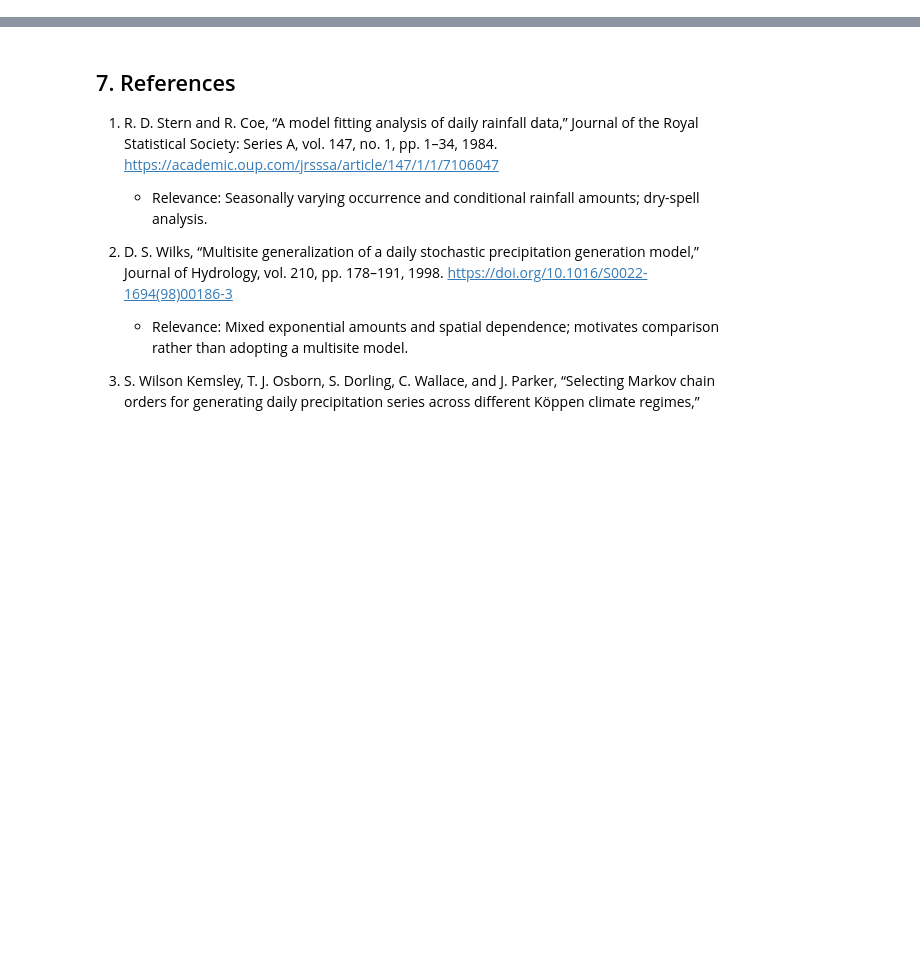
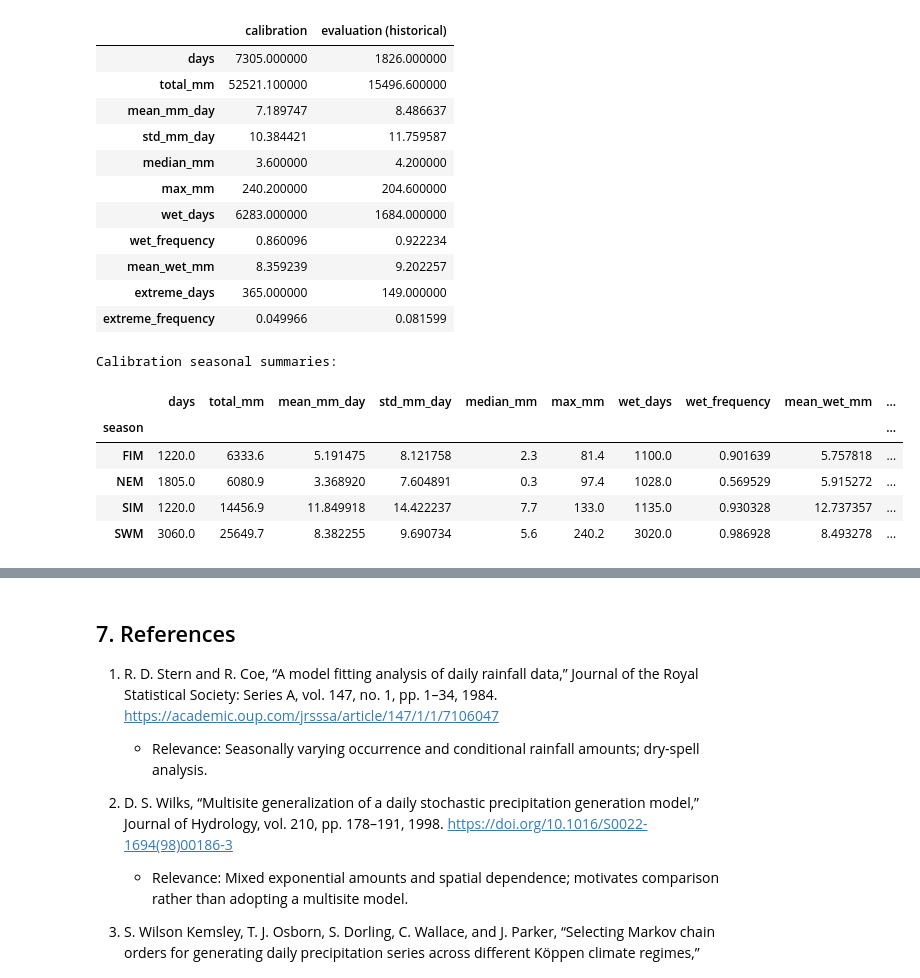
Before and after one commit to DilaraLiyanage/colombo-rainfall-simulator, a Jupyter notebook: notebook/colombo-rainfall-simulator.ipynb, the cells around one changed output, grey strips where cells are left out. Drawn from its saved outputs; the diff is of its cells as text; code cells hidden in the pictures; blank space fills up the shorter version.

```diff
--- a/notebook/colombo-rainfall-simulator.ipynb
+++ b/notebook/colombo-rainfall-simulator.ipynb
@@ -49,0 +168,24 @@ Reanalysis is not a station observation. Short-memory models may miss persistent
+# %%
+# C05
+df = rain.rename('rainfall_mm').rename_axis('date').reset_index()
+# The exports have centesimal precision; round only binary summation noise, not physical values.
+df['rainfall_mm'] = df.rainfall_mm.round(10)
+df['is_wet'] = df.rainfall_mm >= WET
+df['model_rainfall_mm'] = df.rainfall_mm.where(df.is_wet,0.0)
+df['year'] = df.date.dt.year
+df['month'] = df.date.dt.month
+season_map = {1:'NEM',2:'NEM',3:'FIM',4:'FIM',5:'SWM',6:'SWM',7:'SWM',8:'SWM',9:'SWM',10:'SIM',11:'SIM',12:'NEM'}
+df['season'] = df.month.map(season_map)
+df['split'] = np.where(df.date<=CAL_END,'calibration','evaluation')
+cal_mask = df.split.eq('calibration')
+q95,q99 = df.loc[cal_mask,'rainfall_mm'].quantile([.95,.99],interpolation='linear').to_numpy()
+df['is_extreme'] = df.rainfall_mm > q95
+columns = ['date','rainfall_mm','model_rainfall_mm','is_wet','year','month','season','is_extreme','split']
+df = df[columns]
+cal = df.loc[cal_mask].copy(); evaluation = df.loc[~cal_mask].copy()
+print(f'Calibration q95={q95:.6f} mm; q99={q99:.6f} mm')
+for label, part in [('all',df),('calibration',cal),('evaluation',evaluation)]:
+    loss = (part.rainfall_mm-part.model_rainfall_mm).sum()
+    print(label, 'trace loss mm:',round(loss,6),'percent:',100*loss/part.rainfall_mm.sum())
+for name, part in [('processed_daily',df),('calibration_daily',cal),('evaluation_daily',evaluation)]:
+    part.to_csv(PROCESSED_DIR/f'{name}.csv',index=False,date_format='%Y-%m-%d')
@@ -49,0 +227,31 @@ Reanalysis is not a station observation. Short-memory models may miss persistent
+# %%
+# C07
+def describe(part):
+    x=part.rainfall_mm
+    return pd.Series({'days':len(part),'total_mm':x.sum(),'mean_mm_day':x.mean(),'std_mm_day':x.std(),'median_mm':x.median(),'max_mm':x.max(),'wet_days':part.is_wet.sum(),'wet_frequency':part.is_wet.mean(),'mean_wet_mm':part.loc[part.is_wet,'rainfall_mm'].mean(),'extreme_days':part.is_extreme.sum(),'extreme_frequency':part.is_extreme.mean()})
+summary=pd.DataFrame({'calibration':describe(cal),'evaluation (historical)':describe(evaluation)})
+display(summary)
+print('Calibration seasonal summaries:')
+display(cal.groupby('season').apply(describe))
+summary.to_csv(PROCESSED_DIR/'summary.csv')
+metrics.to_csv(PROCESSED_DIR/'aggregation_metrics.csv')
+# %% [output]
+|  | calibration | evaluation (historical) |
+| days | 7305.000000 | 1826.000000 |
+| total_mm | 52521.100000 | 15496.600000 |
+| mean_mm_day | 7.189747 | 8.486637 |
+| std_mm_day | 10.384421 | 11.759587 |
+| median_mm | 3.600000 | 4.200000 |
+| max_mm | 240.200000 | 204.600000 |
+| wet_days | 6283.000000 | 1684.000000 |
+| wet_frequency | 0.860096 | 0.922234 |
+| mean_wet_mm | 8.359239 | 9.202257 |
+| extreme_days | 365.000000 | 149.000000 |
+| extreme_frequency | 0.049966 | 0.081599 |
+Calibration seasonal summaries:
+|  | days | total_mm | mean_mm_day | std_mm_day | median_mm | max_mm | wet_days | wet_frequency | mean_wet_mm | ... |
+| season |  |  |  |  |  |  |  |  |  | ... |
+| FIM | 1220.0 | 6333.6 | 5.191475 | 8.121758 | 2.3 | 81.4 | 1100.0 | 0.901639 | 5.757818 | ... |
+| NEM | 1805.0 | 6080.9 | 3.368920 | 7.604891 | 0.3 | 97.4 | 1028.0 | 0.569529 | 5.915272 | ... |
+| SIM | 1220.0 | 14456.9 | 11.849918 | 14.422237 | 7.7 | 133.0 | 1135.0 | 0.930328 | 12.737357 | ... |
+| SWM | 3060.0 | 25649.7 | 8.382255 | 9.690734 | 5.6 | 240.2 | 3020.0 | 0.986928 | 8.493278 | ... |
```
Also changed, not shown: parts of 25 cells of this notebook, 10 other files.
